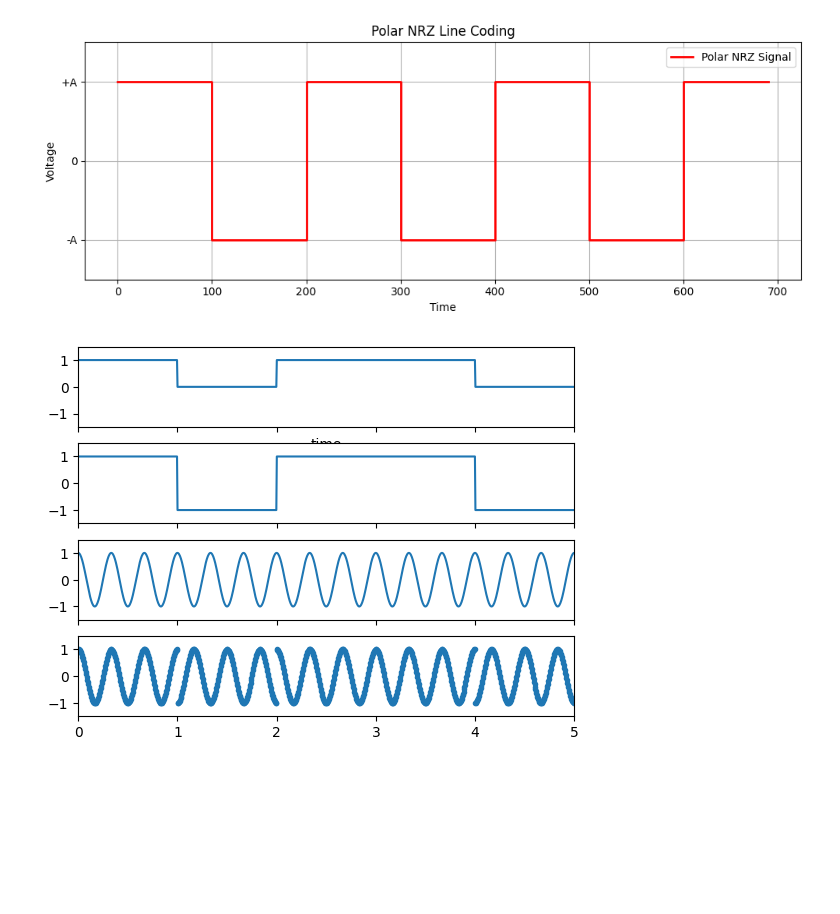
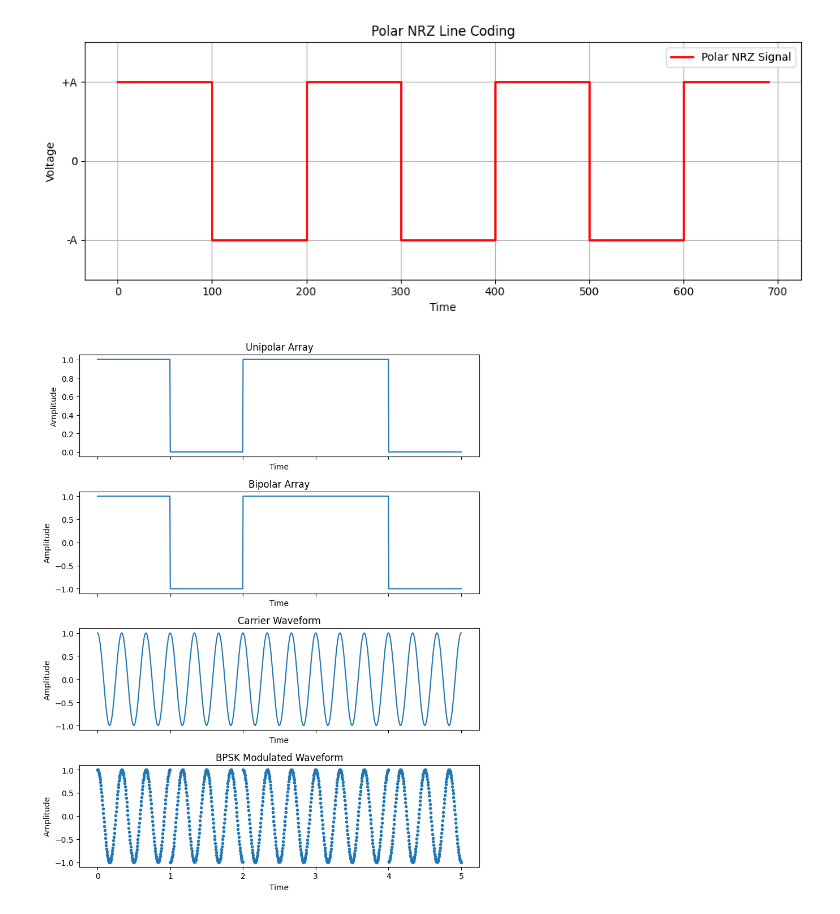
Before and after one commit to Sagor0078/AI, a Jupyter notebook: Digital_Communication_Lab.ipynb, the cells around one changed output. Saved outputs shown, nothing was run; the diff lists cells and outputs as text; code cells hidden in the pictures; blank space fills up the shorter version.

```diff
--- a/Digital_Communication_Lab.ipynb
+++ b/Digital_Communication_Lab.ipynb
@@ -799,40 +799,45 @@ polar_nrz_signal = generate_polar_nrz(input_bits, bit_duration, amplitude)
 plot_polar_nrz(polar_nrz_signal, bit_duration, amplitude)
 # %% [output]
 [figure]
-# %%
-import numpy as np
-import scipy
-import matplotlib.pylab as plt
-
-unipolar_arr = np.array([1, 0, 1, 1, 0])
-bipolar = 2*unipolar_arr - 1
-bit_duration = 1
-amplitude_scaling_factor = bit_duration/2  # This will result in unit amplitude waveforms
-freq = 3/bit_duration  # carrier frequency
-n_samples = 1000
-time = np.linspace(0, 5, n_samples)
-
-samples_per_bit = n_samples/unipolar_arr.size  # no need for np.divide. Also, use size rather than shape if you want something similar to Matlab's "length"
-# 1. Use repeat rather than tile (read the docs)
-# 2. No need for conjugate transpose
-dd = np.repeat(unipolar_arr, samples_per_bit)  # replicate each bit Nsb times
-bb = np.repeat(bipolar, samples_per_bit)  # Transpose the rows and columns
-dw = dd
-# no idea why this is here
-#dw = dw.flatten(0).conj()
-bw = bb  # one again, no need for conjugate transpose
-# no idea why this is here
-#bw = bw.flatten(0).conj()
-waveform = np.sqrt(2*amplitude_scaling_factor/bit_duration) * np.cos(2*np.pi * freq * time)  # no need for np.dot to perform scalar-scalar multiplication or scalar-array multiplication
-bpsk_w = bw*waveform
-
-f, ax = plt.subplots(4,1, sharex=True, sharey=True, squeeze=True)
-ax[0].plot(time, dw)
-ax[1].plot(time, bw)
-ax[2].plot(time, waveform)
-ax[3].plot(time, bpsk_w, '.')
-ax[0].axis([0, 5, -1.5, 1.5])
-ax[0].set_xlabel('time')
-plt.show()
-# %% [output]
-[figure, removed]
+# %%
+import numpy as np
+import matplotlib.pyplot as plt
+
+# Given unipolar array
+unipolar_arr = np.array([1, 0, 1, 1, 0])
+
+# Convert to bipolar
+bipolar = 2 * unipolar_arr - 1
+
+# Parameters
+bit_duration = 1
+amplitude_scaling_factor = bit_duration / 2
+carrier_frequency = 3 / bit_duration
+n_samples = 1000
+time = np.linspace(0, 5, n_samples)
+
+# Generate waveform
+waveform = np.sqrt(2 * amplitude_scaling_factor / bit_duration) * np.cos(2 * np.pi * carrier_frequency * time)
+
+# Generate BPSK modulated waveform
+bpsk_w = bipolar.repeat(n_samples // unipolar_arr.size) * waveform
+
+# Plotting
+fig, axs = plt.subplots(4, 1, sharex=True, figsize=(8, 10))
+axs[0].plot(time, unipolar_arr.repeat(n_samples // unipolar_arr.size))
+axs[0].set_title('Unipolar Array')
+axs[1].plot(time, bipolar.repeat(n_samples // unipolar_arr.size))
+axs[1].set_title('Bipolar Array')
+axs[2].plot(time, waveform)
+axs[2].set_title('Carrier Waveform')
+axs[3].plot(time, bpsk_w, '.')
+axs[3].set_title('BPSK Modulated Waveform')
+
+for ax in axs:
+    ax.set_xlabel('Time')
+    ax.set_ylabel('Amplitude')
+
+plt.tight_layout()
+plt.show()
+# %% [output]
+[figure, added]
```
Also changed, not shown: parts of 2 cells of this notebook.
